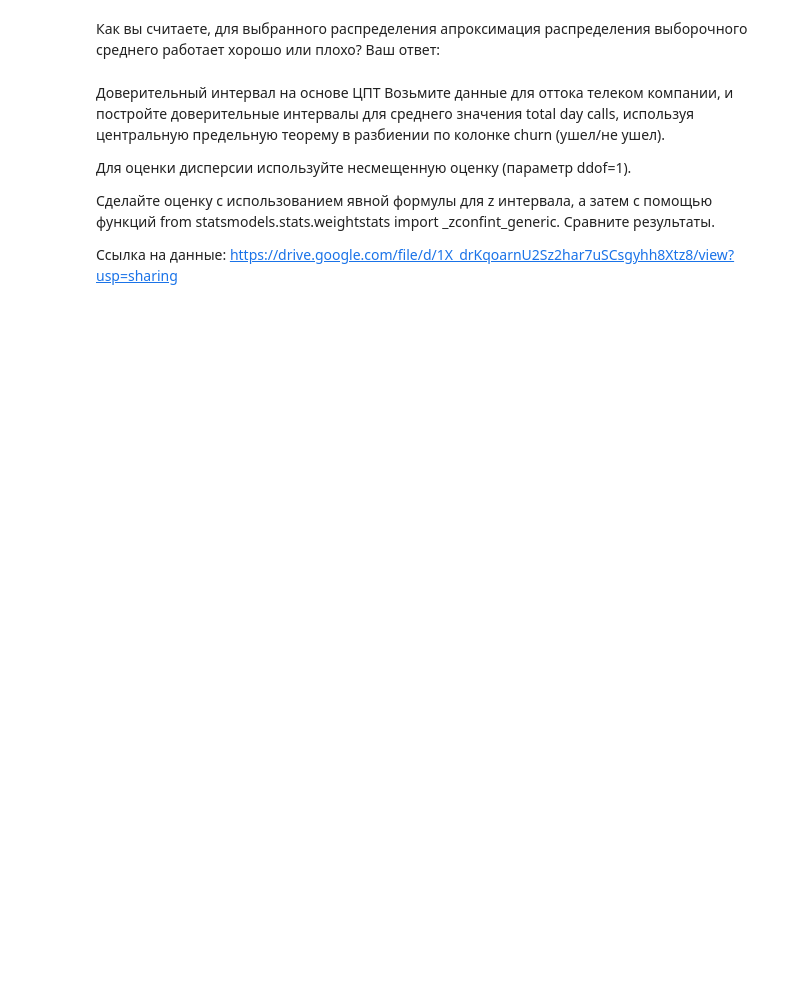
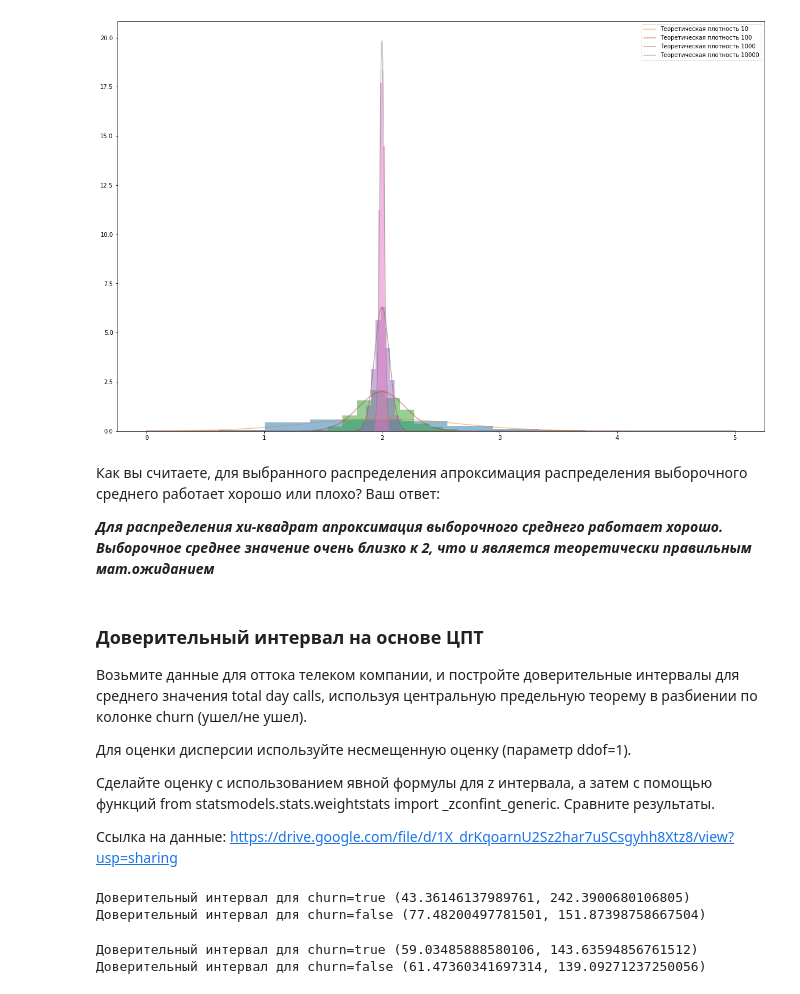
Before and after one commit to buxkirill/reboot_DA, a Jupyter notebook: math_stat/homeworks/Практика_к_занятию_12_empty.ipynb, the cells around one changed output. Drawn from its saved outputs; the diff is of its cells as text; code cells hidden in the pictures; blank space fills up the shorter version.

```diff
--- a/math_stat/homeworks/Практика_к_занятию_12_empty.ipynb
+++ b/math_stat/homeworks/Практика_к_занятию_12_empty.ipynb
@@ -13,11 +39,35 @@ import math
 Для этого постройте на одном полотне гистограмму выборочных средних и теоретическое распределение выборочных средних по ЦПТ для разных объёмов выборок.
 
 Для теоретического распределение используйте настоящие значения мат ожидания и дисперсии (не приближенные на основе выборки).
+# %%
+plt.figure(figsize=(20,13))
+# сгенерируем много выборочных средних
+for N in [10, 100, 1000, 10000]:
+
+  # считаем среднее по выборке из N элементов 1000 раз
+  means = []
+  for i in range(1000):
+    means.append(np.mean(chi2_rv.rvs(N)))
+
+  # получаем нормальное распределение
+  x = np.linspace(0, 5, 1000)
+  norm_rv = sts.norm(loc=MEAN, scale=np.sqrt(VAR) / np.sqrt(N))
+  pdf = norm_rv.pdf(x)
+
+  # рисуем средние значения + нормальное распределение
+  plt.hist(means, density=True, alpha=0.5)
+  plt.plot(x, pdf, label=f'Теоретическая плотность {N}', alpha=0.5)
+  plt.legend()
+plt.show()
+# %% [output]
+[figure, added]
 # %% [markdown]
 
 Как вы считаете, для выбранного распределения апроксимация распределения выборочного среднего работает хорошо или плохо? Ваш ответ:
+
+***Для распределения хи-квадрат апроксимация выборочного среднего работает хорошо. Выборочное среднее значение очень близко к 2, что и является теоретически правильным мат.ожиданием***
 # %% [markdown]
-Доверительный интервал на основе ЦПТ
+### Доверительный интервал на основе ЦПТ
 Возьмите данные для оттока телеком компании, и постройте доверительные интервалы для среднего значения total day calls, используя центральную предельную теорему в разбиении по колонке churn (ушел/не ушел).
 
 Для оценки дисперсии используйте несмещенную оценку (параметр ddof=1).
@@ -27,0 +82,43 @@ import math
+# %%
+alpha = 0.05
+
+mu_true = df[df['churn'] == True]['total day calls'].mean()
+mu_false = df[df['churn'] == False]['total day calls'].mean()
+
+sigma_true = df[df['churn'] == True]['total day calls'].std(ddof=1)
+sigma_false = df[df['churn'] == False]['total day calls'].std(ddof=1)
+
+norm_rv_true = sts.norm(mu_true, sigma_true)
+norm_rv_false = sts.norm(mu_false, sigma_false)
+
+qa_true = norm_rv_true.ppf(alpha/2)
+qa_false = norm_rv_false.ppf(alpha/2)
+
+qb_true = norm_rv_true.ppf(1-alpha/2)
+qb_false = norm_rv_false.ppf(1-alpha/2)
+
+print('Доверительный интервал для churn=true',
+      (mu_true - qa_true * sigma_true / np.sqrt(len(df[df['churn'] == True])),
+      mu_true + qb_true * sigma_true / np.sqrt(len(df[df['churn'] == True]))))
+
+print('Доверительный интервал для churn=false',
+      (mu_false - qa_false * sigma_false / np.sqrt(len(df[df['churn'] == False])),
+      mu_false + qb_false * sigma_false / np.sqrt(len(df[df['churn'] == False]))))
+# %% [output]
+Доверительный интервал для churn=true (43.36146137989761, 242.3900680106805)
+Доверительный интервал для churn=false (77.48200497781501, 151.87398758667504)
+# %%
+print('Доверительный интервал для churn=true',
+      _zconfint_generic(mean=df[df['churn'] == True]['total day calls'].mean(),
+                        std_mean=df[df['churn'] == True]['total day calls'].std(ddof=1),
+                        alpha=0.05,
+                        alternative='two-sided'))
+
+print('Доверительный интервал для churn=false',
+      _zconfint_generic(mean=df[df['churn'] == False]['total day calls'].mean(),
+                        std_mean=df[df['churn'] == False]['total day calls'].std(ddof=1),
+                        alpha=0.05,
+                        alternative='two-sided'))
+# %% [output]
+Доверительный интервал для churn=true (59.03485888580106, 143.63594856761512)
+Доверительный интервал для churn=false (61.47360341697314, 139.09271237250056)
```
Also changed, not shown: parts of 9 cells of this notebook.
